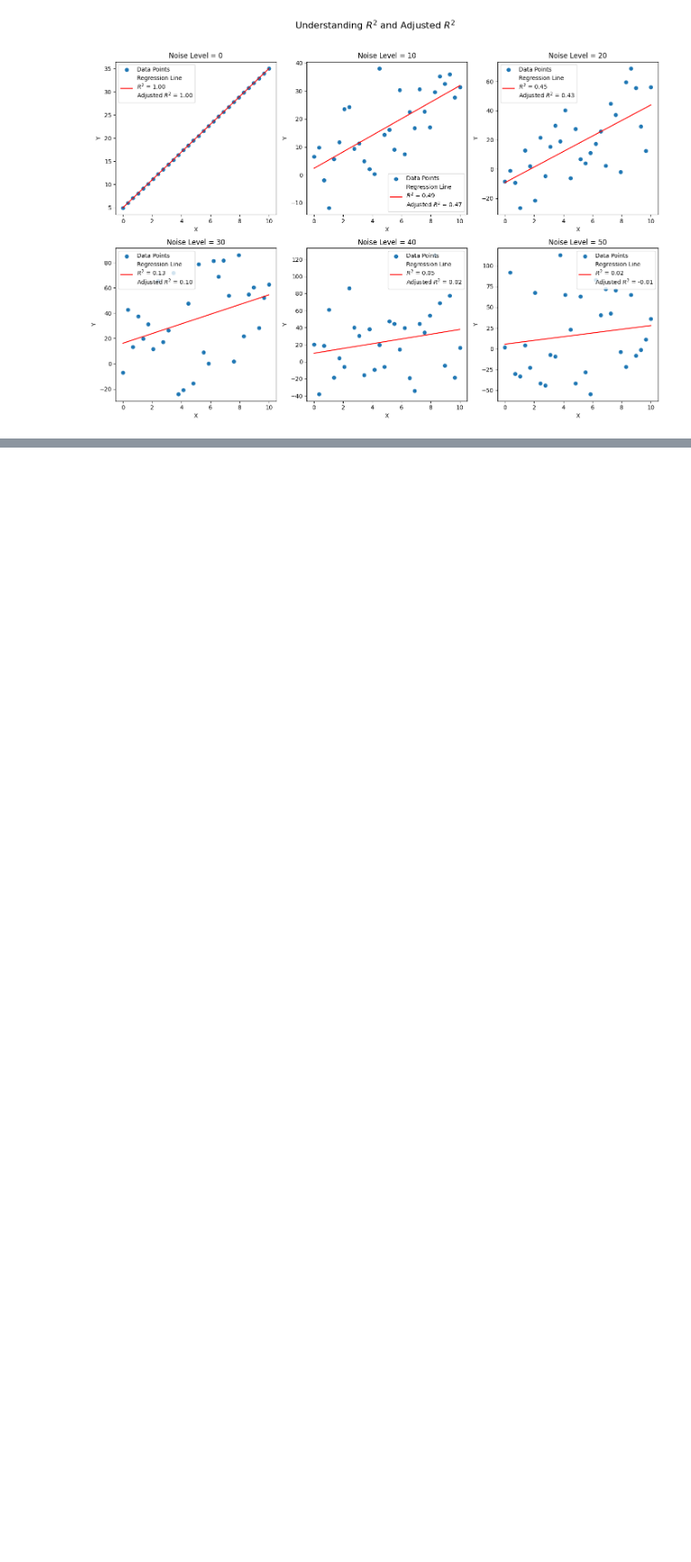
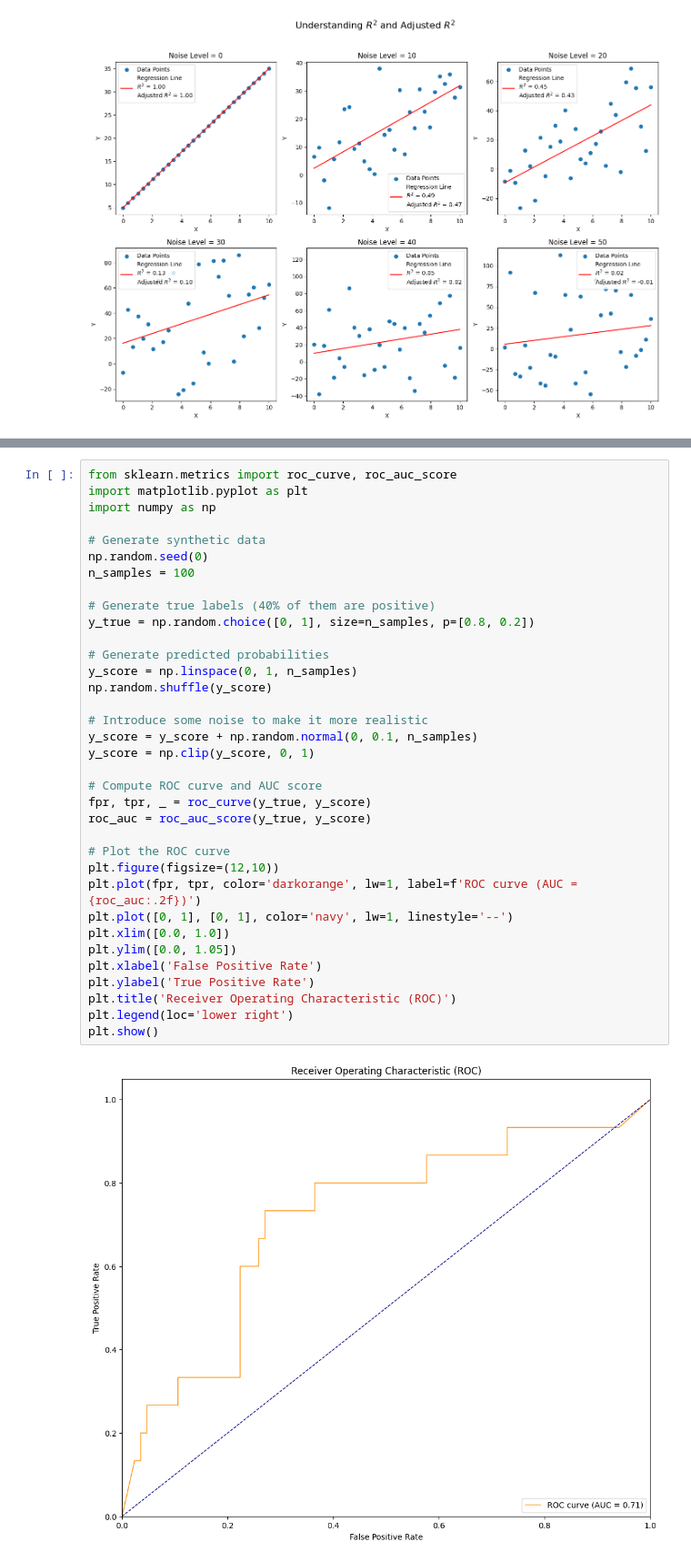
Before and after one commit to IST407-707/707-Week3-Lab, a Jupyter notebook: week3-lab.ipynb, the cells around one changed output, grey strips where cells are left out. Shown at 91% size. Drawn from its saved outputs; the diff is of its cells as text; blank space fills up the shorter version.

```diff
--- a/week3-lab.ipynb
+++ b/week3-lab.ipynb
@@ -108,0 +315,37 @@ plt.show()
+# %%
+from sklearn.metrics import roc_curve, roc_auc_score
+import matplotlib.pyplot as plt
+import numpy as np
+
+# Generate synthetic data
+np.random.seed(0)
+n_samples = 100
+
+# Generate true labels (40% of them are positive)
+y_true = np.random.choice([0, 1], size=n_samples, p=[0.8, 0.2])
+
+# Generate predicted probabilities
+y_score = np.linspace(0, 1, n_samples)
+np.random.shuffle(y_score)
+
+# Introduce some noise to make it more realistic
+y_score = y_score + np.random.normal(0, 0.1, n_samples)
+y_score = np.clip(y_score, 0, 1)
+
+# Compute ROC curve and AUC score
+fpr, tpr, _ = roc_curve(y_true, y_score)
+roc_auc = roc_auc_score(y_true, y_score)
+
+# Plot the ROC curve
+plt.figure(figsize=(12,10))
+plt.plot(fpr, tpr, color='darkorange', lw=1, label=f'ROC curve (AUC = {roc_auc:.2f})')
+plt.plot([0, 1], [0, 1], color='navy', lw=1, linestyle='--')
+plt.xlim([0.0, 1.0])
+plt.ylim([0.0, 1.05])
+plt.xlabel('False Positive Rate')
+plt.ylabel('True Positive Rate')
+plt.title('Receiver Operating Characteristic (ROC)')
+plt.legend(loc='lower right')
+plt.show()
+# %% [output]
+[figure, added]
```
Also changed, not shown: parts of 27 cells of this notebook.
